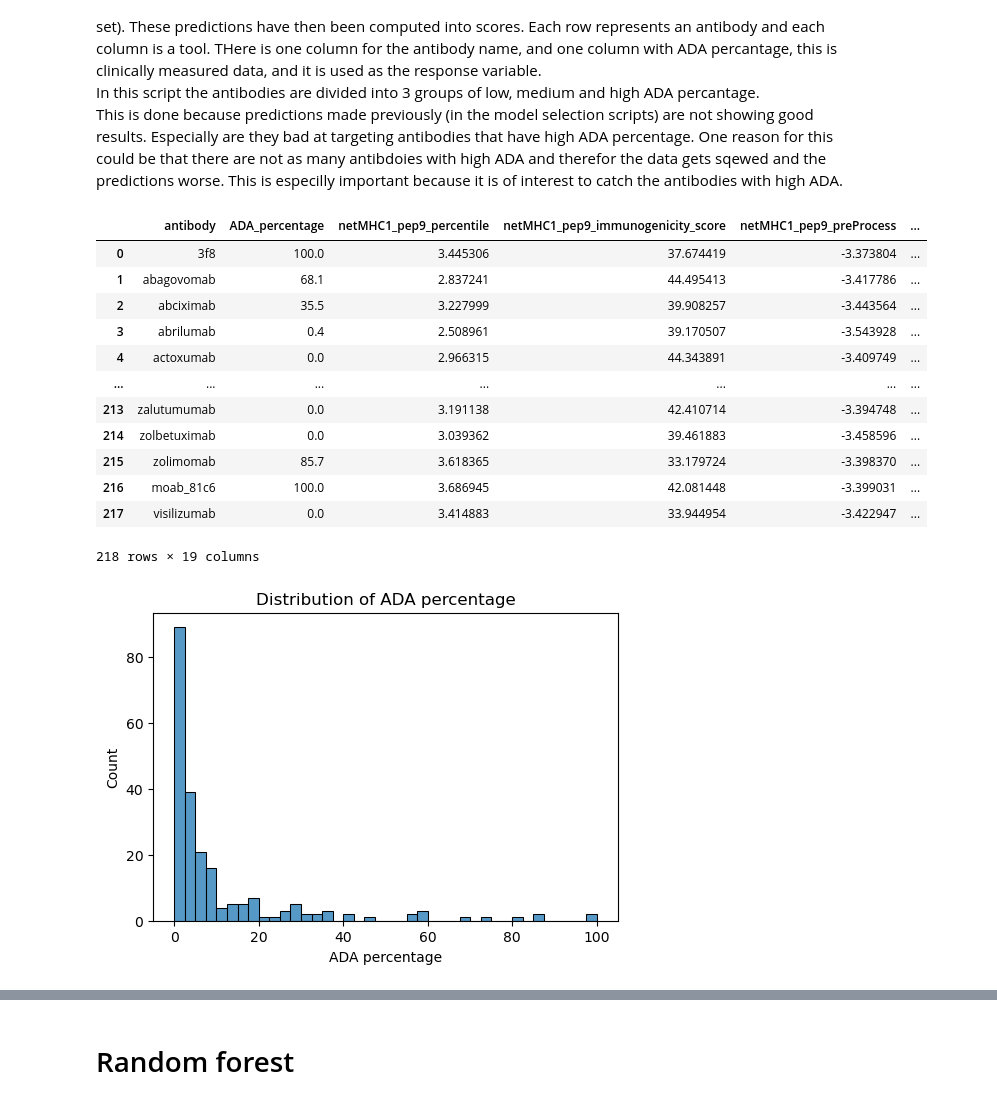
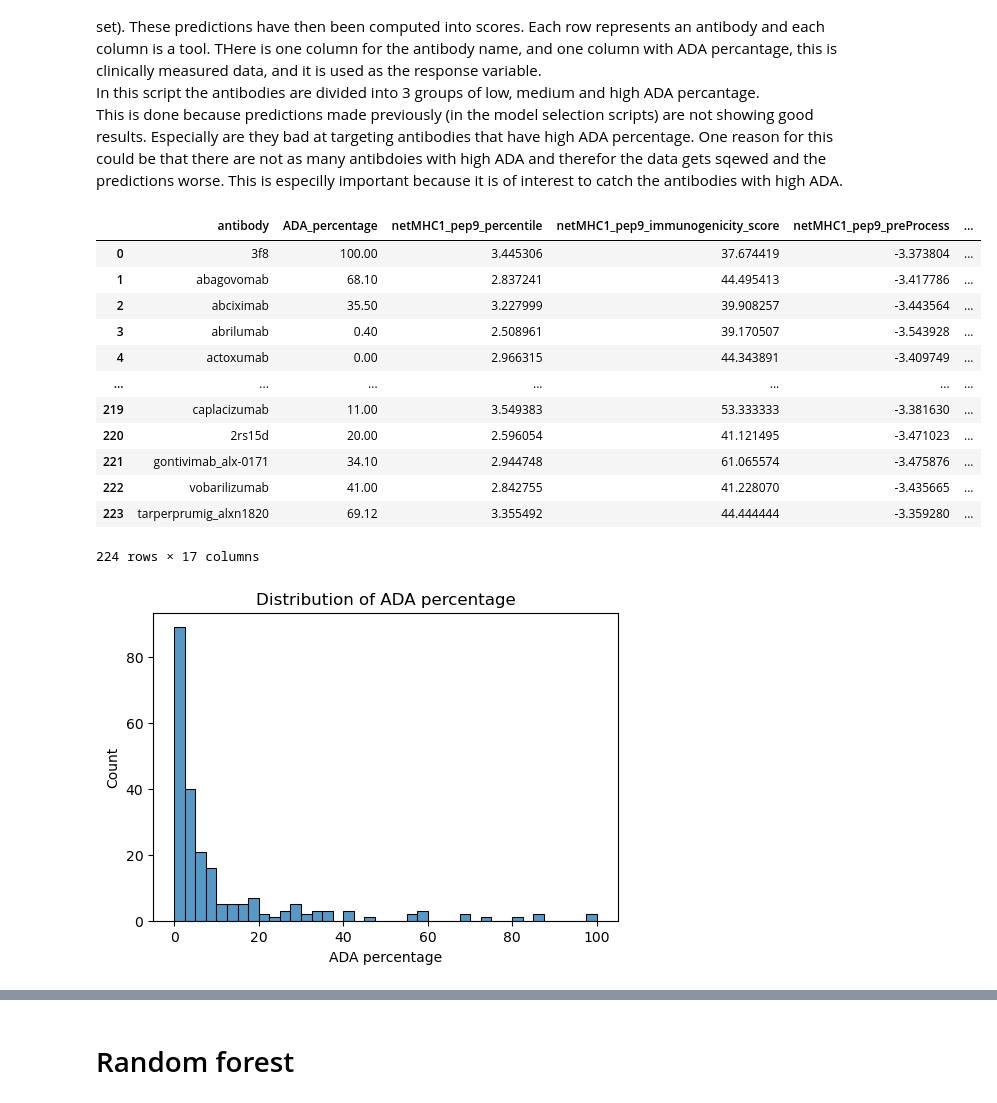
Before and after one commit to RebeckaAntonsson/Thesis, a Jupyter notebook: Immonogenecity_tool_testing/Random_forest/random_forest_model_grouped_ADA.ipynb, the cells around one changed output, grey strips where cells are left out. Saved outputs shown, nothing was run; the diff lists cells and outputs as text; code cells hidden in the pictures.

```diff
--- a/Immonogenecity_tool_testing/Random_forest/random_forest_model_grouped_ADA.ipynb
+++ b/Immonogenecity_tool_testing/Random_forest/random_forest_model_grouped_ADA.ipynb
@@ -16,21 +15,21 @@ from sklearn.metrics import roc_auc_score, recall_score
 # %%
 # Load table with all computed scores for all tools
-computed_scors_biophi = pd.read_csv("../model_selection/biophi_dataSet/all_predictors_217AB(biophidata).csv")
+computed_scors_biophi = pd.read_csv("../model_selection/biophi_dataSet/all_predictors_222AB(biophidata).csv")
 computed_scors_biophi
 # %% [output]
 |  | antibody | ADA_percentage | netMHC1_pep9_percentile | netMHC1_pep9_immunogenicity_score | netMHC1_pep9_preProcess | ... |
-| 0 | 3f8 | 100.0 | 3.445306 | 37.674419 | -3.373804 | ... |
-| 1 | abagovomab | 68.1 | 2.837241 | 44.495413 | -3.417786 | ... |
-| 2 | abciximab | 35.5 | 3.227999 | 39.908257 | -3.443564 | ... |
-| 3 | abrilumab | 0.4 | 2.508961 | 39.170507 | -3.543928 | ... |
-| 4 | actoxumab | 0.0 | 2.966315 | 44.343891 | -3.409749 | ... |
+| 0 | 3f8 | 100.00 | 3.445306 | 37.674419 | -3.373804 | ... |
+| 1 | abagovomab | 68.10 | 2.837241 | 44.495413 | -3.417786 | ... |
+| 2 | abciximab | 35.50 | 3.227999 | 39.908257 | -3.443564 | ... |
+| 3 | abrilumab | 0.40 | 2.508961 | 39.170507 | -3.543928 | ... |
+| 4 | actoxumab | 0.00 | 2.966315 | 44.343891 | -3.409749 | ... |
 | ... | ... | ... | ... | ... | ... | ... |
-| 213 | zalutumumab | 0.0 | 3.191138 | 42.410714 | -3.394748 | ... |
-| 214 | zolbetuximab | 0.0 | 3.039362 | 39.461883 | -3.458596 | ... |
-| 215 | zolimomab | 85.7 | 3.618365 | 33.179724 | -3.398370 | ... |
-| 216 | moab_81c6 | 100.0 | 3.686945 | 42.081448 | -3.399031 | ... |
-| 217 | visilizumab | 0.0 | 3.414883 | 33.944954 | -3.422947 | ... |
+| 219 | caplacizumab | 11.00 | 3.549383 | 53.333333 | -3.381630 | ... |
+| 220 | 2rs15d | 20.00 | 2.596054 | 41.121495 | -3.471023 | ... |
+| 221 | gontivimab_alx-0171 | 34.10 | 2.944748 | 61.065574 | -3.475876 | ... |
+| 222 | vobarilizumab | 41.00 | 2.842755 | 41.228070 | -3.435665 | ... |
+| 223 | tarperprumig_alxn1820 | 69.12 | 3.355492 | 44.444444 | -3.359280 | ... |
-218 rows × 19 columns
+224 rows × 17 columns
 # %%
 # Plot distribution of ADA percantage among the antibodies
 
@@ -42,7 +41,7 @@ plt.xlabel('ADA percentage')
 plt.ylabel('Count')
 plt.show()
 # %% [output]
-[figure, old version]
+[figure, new version]
 # %%
 # Add a column to the computed_scors_biophi df called "ADA group",
 # in this column each row is assigned "low", "medium" or "high"
```
Also changed, not shown: parts of 32 cells of this notebook.
